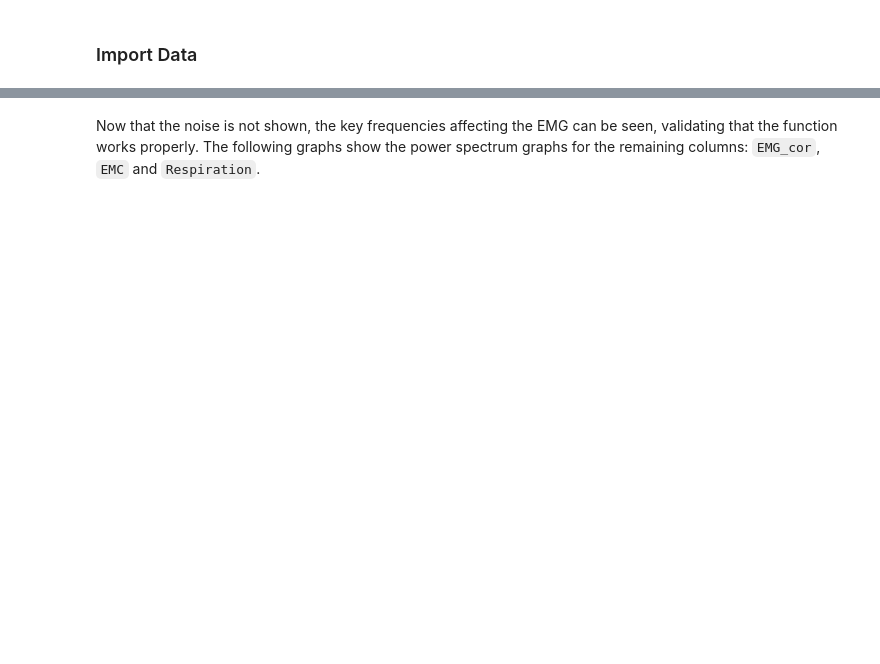
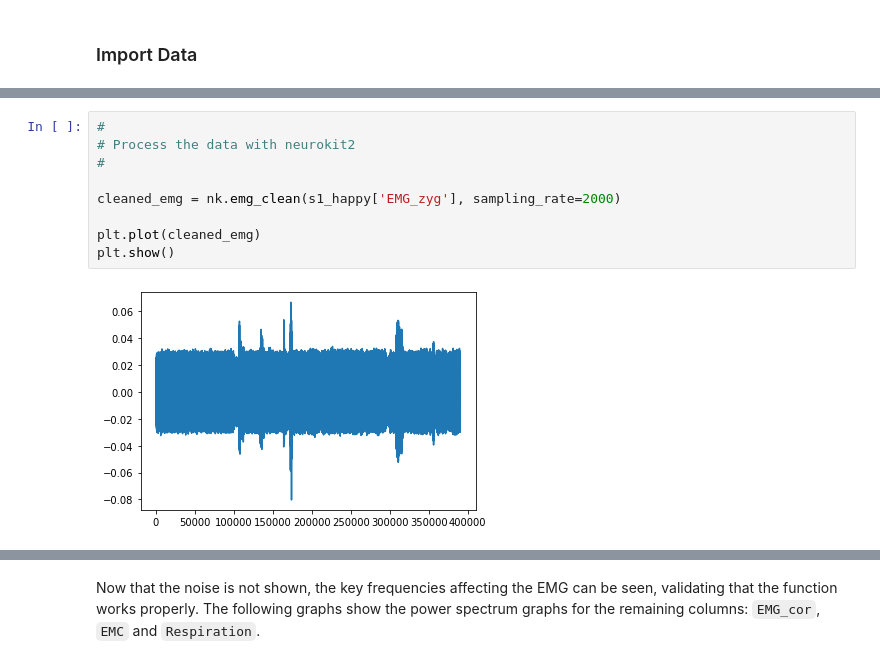
Before and after one commit to WiIIson/EMGFlow-Python-Package, a Jupyter notebook: PeakAffectDS-Analysis.ipynb, the cells around one changed output, grey strips where cells are left out. Cells and saved outputs as stored; diff of their text form; blank space fills up the shorter version.

```diff
--- a/PeakAffectDS-Analysis.ipynb
+++ b/PeakAffectDS-Analysis.ipynb
@@ -24,3 +29,14 @@ rows = 390568
 | 2 | 0.0015 | -0.002136 | -0.024414 | -0.169983 | -0.065002 | 0.0 |
 | 3 | 0.0020 | 0.030212 | -0.003357 | -0.172424 | -0.064392 | 0.0 |
 | 4 | 0.0025 | 0.040894 | 0.010681 | -0.174866 | -0.063782 | 0.0 |
+# %%
+#
+# Process the data with neurokit2
+#
+
+cleaned_emg = nk.emg_clean(s1_happy['EMG_zyg'], sampling_rate=2000)
+
+plt.plot(cleaned_emg)
+plt.show()
+# %% [output]
+[figure, added]
```
Also changed, not shown: parts of 22 cells of this notebook, 1 other file.
